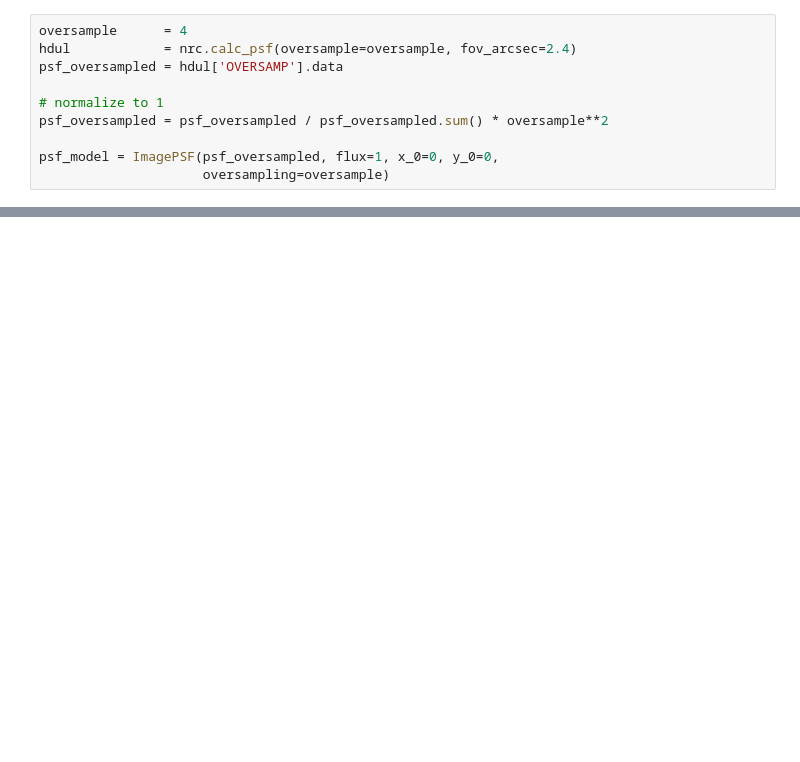
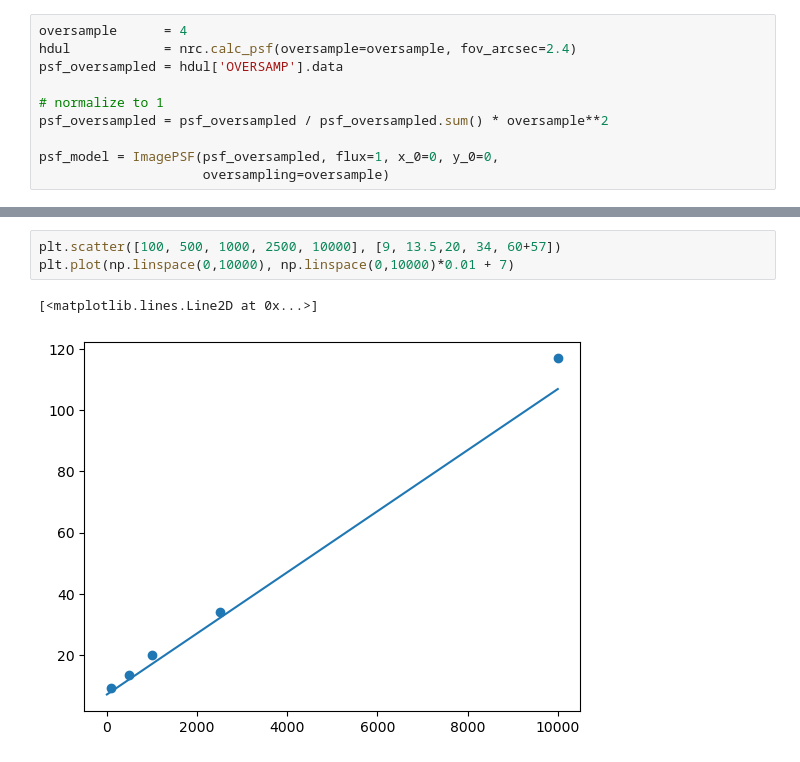
Before and after one commit to LukaSlagter/STRW-MSC, a Jupyter notebook: Photometry/PSF/photutils_psf_examples.ipynb, the cells around one changed output, grey strips where cells are left out. Cells and saved outputs as stored; diff of their text form; blank space fills up the shorter version.

```diff
--- a/Photometry/PSF/photutils_psf_examples.ipynb
+++ b/Photometry/PSF/photutils_psf_examples.ipynb
@@ -130,0 +117,6 @@ fig.tight_layout()
+# %%
+plt.scatter([100, 500, 1000, 2500, 10000], [9, 13.5,20, 34, 60+57])
+plt.plot(np.linspace(0,10000), np.linspace(0,10000)*0.01 + 7)
+# %% [output]
+[<matplotlib.lines.Line2D at 0x...>]
+[figure, added]
```
Also changed, not shown: parts of 3 cells of this notebook, 10 other files.
